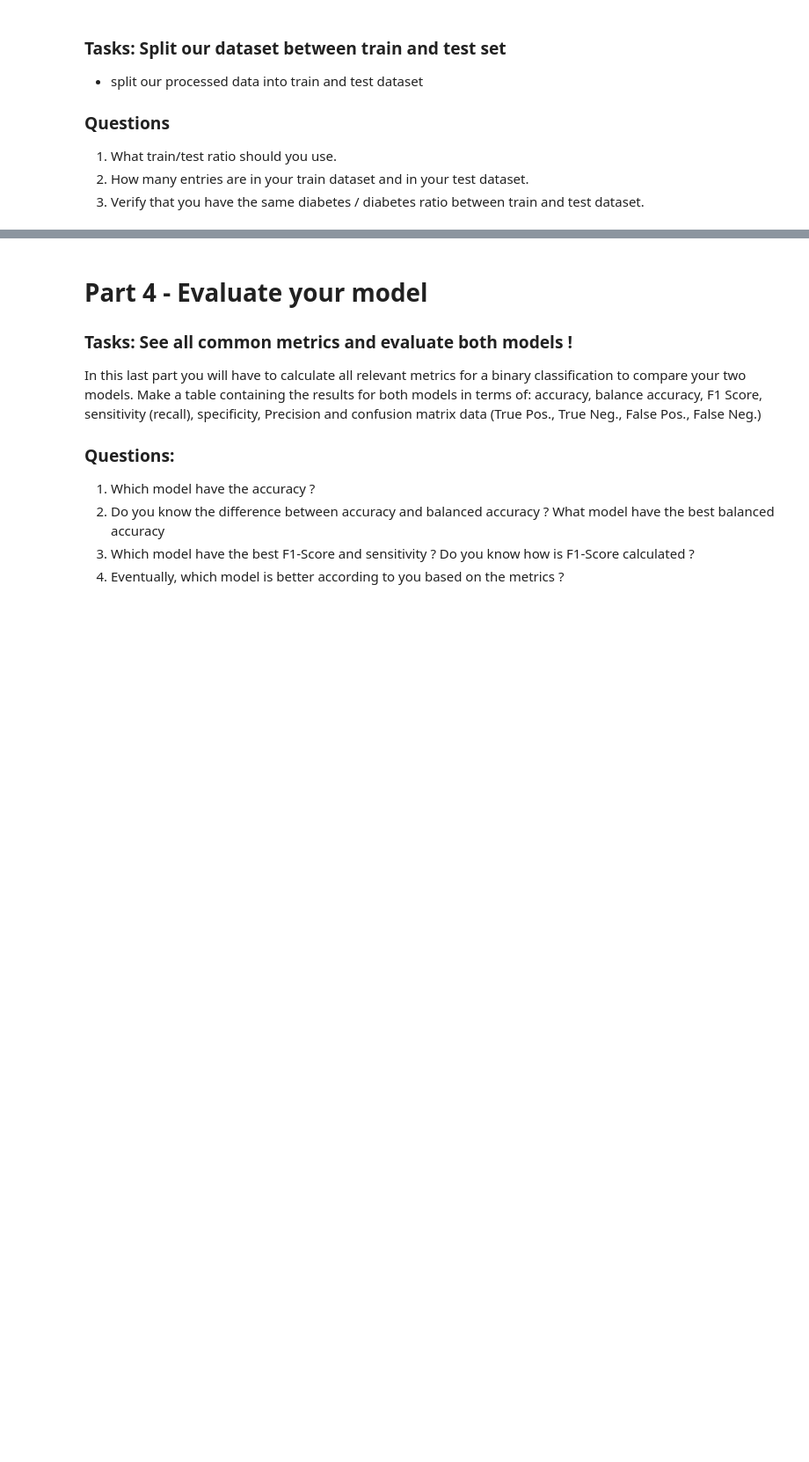
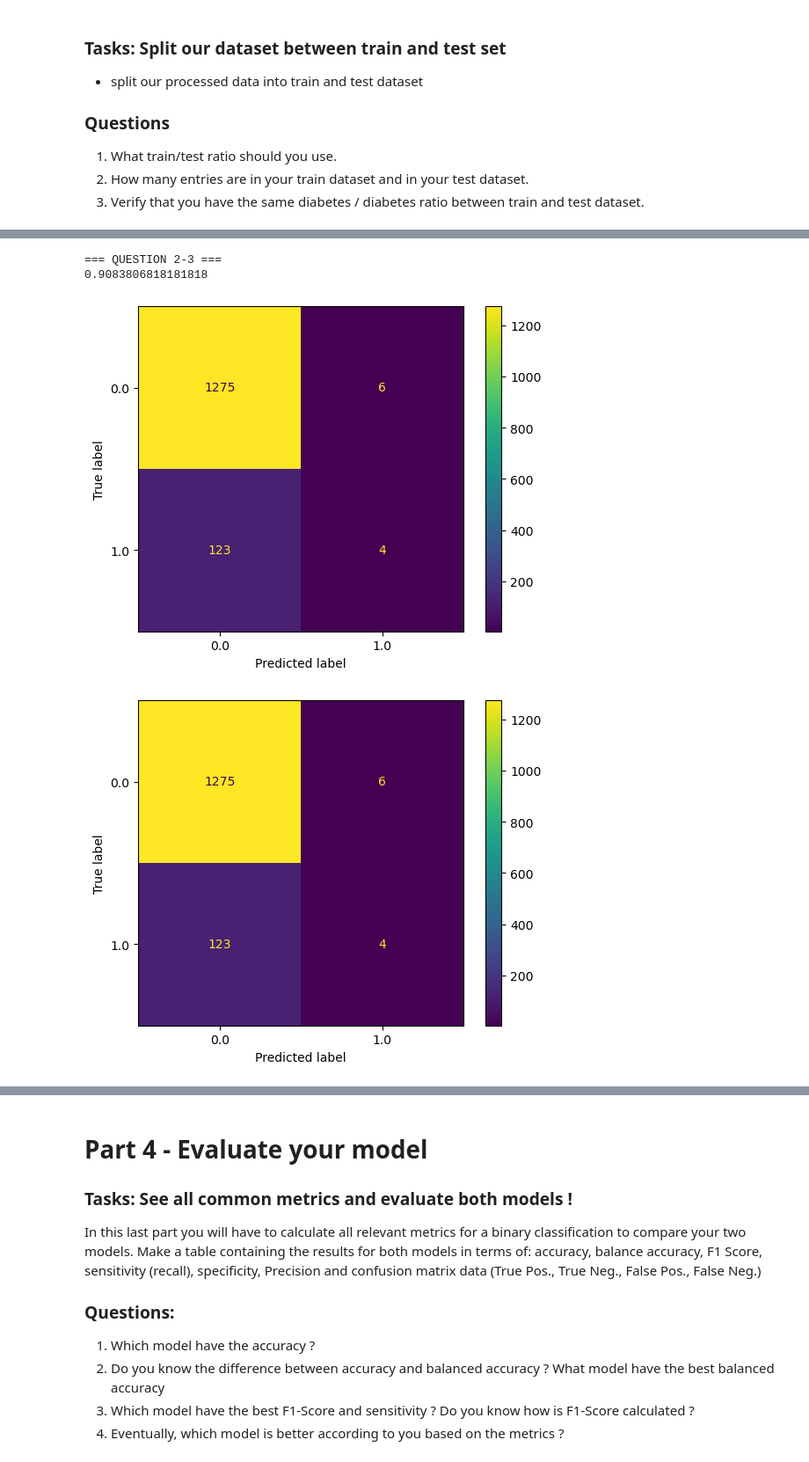
Before and after one commit to Dichopsis/ML-TP-ESBS, a Jupyter notebook: TD2_Machine_Learning_correction.ipynb, the cells around one changed output, grey strips where cells are left out. Shown at 88% size. Cells and saved outputs as stored; diff of their text form; code cells hidden in the pictures; blank space fills up the shorter version.

```diff
--- a/TD2_Machine_Learning_correction.ipynb
+++ b/TD2_Machine_Learning_correction.ipynb
@@ -194,24 +263,29 @@ Personally I will use a RandomForest or a Decision Tree for example.
 # %%
 from sklearn.ensemble import RandomForestClassifier
 from sklearn.tree import DecisionTreeClassifier
 from sklearn.model_selection import train_test_split
 from sklearn.metrics import confusion_matrix, ConfusionMatrixDisplay
 import matplotlib.pyplot as plt
 
 # Select a model from: https://scikit-learn.org/stable/supervised_learning.html#supervised-learning
 
 # For example: create a clf variable containing a RandomForestClassifier() or DecisionTreeClassifier().
 # If you select another model, you will have to import it first (look above)
 # Don't hesitate to tweak its parameters as you like ! You can experiment.
 # Use .fit() on clf variable with your X_train and Y_train to train the model.
-clf = DecisionTreeClassifier().fit(X_train, Y_train)
+clf = RandomForestClassifier().fit(X_train, Y_train)
 
 print("=== QUESTION 2-3 ===")
 # Using the .score() method of the clf variable (your trained model), print its accuracy on X_test, Y_test
 print(clf.score(X_test, Y_test))
 # Plot the confusion matrix using ConfusionMatrixDisplay.from_estimator() with clf, X_test, Y_test arguments)
 display = ConfusionMatrixDisplay.from_estimator(clf, X_test, Y_test)
 plt.show(display.plot())
+# %% [output]
+=== QUESTION 2-3 ===
+0.9083806818181818
+[figure, added]
+[figure, added]
 # %% [markdown]
 ### Tasks: Correct the previous issue
 
```
Also changed, not shown: parts of 14 cells of this notebook, 2 other files.
